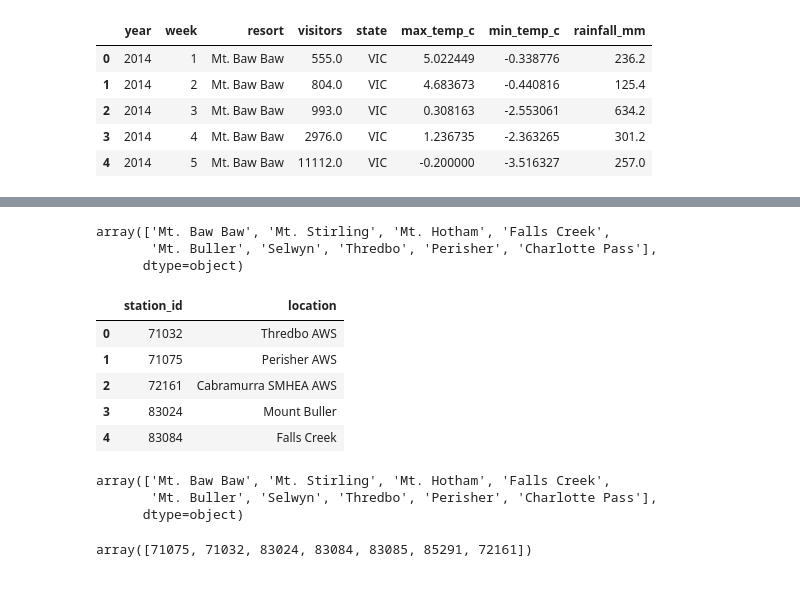
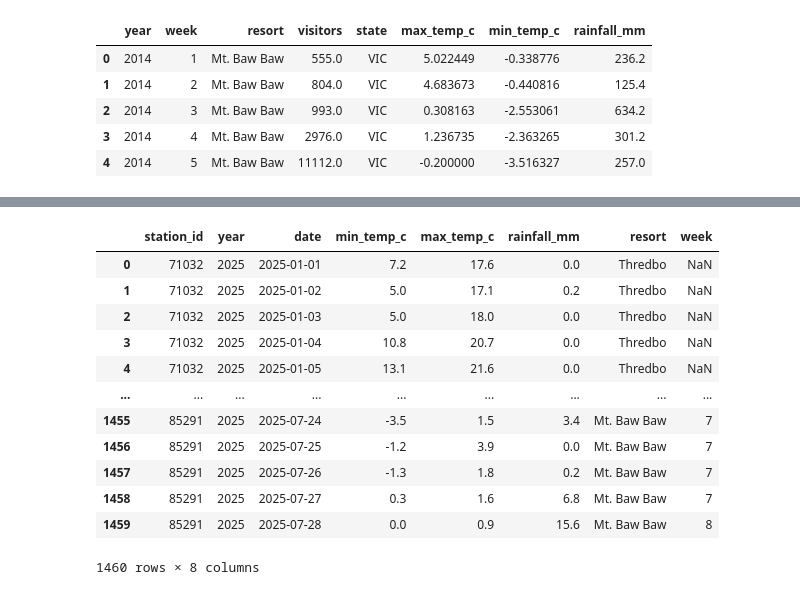
Before and after one commit to bsri0004/R2B2, a Jupyter notebook: src/data_parsing.ipynb, the cells around one changed output, grey strips where cells are left out. Drawn from its saved outputs; the diff is of its cells as text; code cells hidden in the pictures.

```diff
--- a/src/data_parsing.ipynb
+++ b/src/data_parsing.ipynb
@@ -293,9 +296,15 @@ Saved merged long-format data to /Users/rapcanlas/Desktop/R2B2Datathon2025/R2B2/
 | 3 | 2014 | 4 | Mt. Baw Baw | 2976.0 | VIC | 1.236735 | -2.363265 | 301.2 |
 | 4 | 2014 | 5 | Mt. Baw Baw | 11112.0 | VIC | -0.200000 | -3.516327 | 257.0 |
 # %%
-climate_data_2025 = (climate_data_clean[climate_data_clean.year == "2025"].groupby(["station_id", "year"])
+# Aggregate 2025 weather data
+climate_data_2025 = (climate_data_clean[climate_data_clean.year == "2025"].groupby(["station_id", "year","date"])
                      .agg(min_temp_c=("min_temp_c", "mean"),
                           max_temp_c=("max_temp_c", "mean"),
                           rainfall_mm=("rainfall_mm", "sum"))
                      .reset_index())
-climate_data_2025.merge(on)
+# Assign resort names
+climate_data_2025 = climate_data_2025.merge(location_id, on="station_id").rename(columns={"location": "resort"})
+
+ski_season_2025 = pd.to_datetime(ski_season_dates.dates + "-2025")
+
+ski_season_2025 = pd.DataFrame({"week": np.arange(1,16), "week_start": ski_season_2025, "week_end": ski_season_2025 + pd.Timedelta(days=6)})
@@ -311,25 +311,23 @@ climate_data_2025.merge(on)
-# %%
-merged_data.resort.unique()
-# %% [output]
-array(['Mt. Baw Baw', 'Mt. Stirling', 'Mt. Hotham', 'Falls Creek',
-       'Mt. Buller', 'Selwyn', 'Thredbo', 'Perisher', 'Charlotte Pass'],
-      dtype=object)
-# %%
-location_id.concat(pd.DataFrame())
-# %% [output]
-|  | station_id | location |
-| 0 | 71032 | Thredbo AWS |
-| 1 | 71075 | Perisher AWS |
-| 2 | 72161 | Cabramurra SMHEA AWS |
-| 3 | 83024 | Mount Buller |
-| 4 | 83084 | Falls Creek |
-# %%
-merged_data.resort.unique()
-# %% [output]
-array(['Mt. Baw Baw', 'Mt. Stirling', 'Mt. Hotham', 'Falls Creek',
-       'Mt. Buller', 'Selwyn', 'Thredbo', 'Perisher', 'Charlotte Pass'],
-      dtype=object)
-# %%
-climate_data.iloc[:,0].unique()
-# %% [output]
-array([71075, 71032, 83024, 83084, 83085, 85291, 72161])
+# %%
+# Build interval index
+intervals = pd.IntervalIndex.from_arrays(ski_season_2025["week_start"], ski_season_2025["week_end"], closed="both")
+
+# Match each climate row to its week number
+climate_data_2025["week"] = pd.cut(climate_data_2025.date, bins=intervals)
+climate_data_2025["week"] = climate_data_2025["week"].cat.rename_categories(ski_season_2025.week.to_numpy())
+# %%
+climate_data_2025
+# %% [output]
+|  | station_id | year | date | min_temp_c | max_temp_c | rainfall_mm | resort | week |
+| 0 | 71032 | 2025 | 2025-01-01 | 7.2 | 17.6 | 0.0 | Thredbo | NaN |
+| 1 | 71032 | 2025 | 2025-01-02 | 5.0 | 17.1 | 0.2 | Thredbo | NaN |
+| 2 | 71032 | 2025 | 2025-01-03 | 5.0 | 18.0 | 0.0 | Thredbo | NaN |
+| 3 | 71032 | 2025 | 2025-01-04 | 10.8 | 20.7 | 0.0 | Thredbo | NaN |
+| 4 | 71032 | 2025 | 2025-01-05 | 13.1 | 21.6 | 0.0 | Thredbo | NaN |
+| ... | ... | ... | ... | ... | ... | ... | ... | ... |
+| 1455 | 85291 | 2025 | 2025-07-24 | -3.5 | 1.5 | 3.4 | Mt. Baw Baw | 7 |
+| 1456 | 85291 | 2025 | 2025-07-25 | -1.2 | 3.9 | 0.0 | Mt. Baw Baw | 7 |
+| 1457 | 85291 | 2025 | 2025-07-26 | -1.3 | 1.8 | 0.2 | Mt. Baw Baw | 7 |
+| 1458 | 85291 | 2025 | 2025-07-27 | 0.3 | 1.6 | 6.8 | Mt. Baw Baw | 7 |
+| 1459 | 85291 | 2025 | 2025-07-28 | 0.0 | 0.9 | 15.6 | Mt. Baw Baw | 8 |
+1460 rows × 8 columns
```
Also changed, not shown: parts of 3 cells of this notebook, 4 other files.
